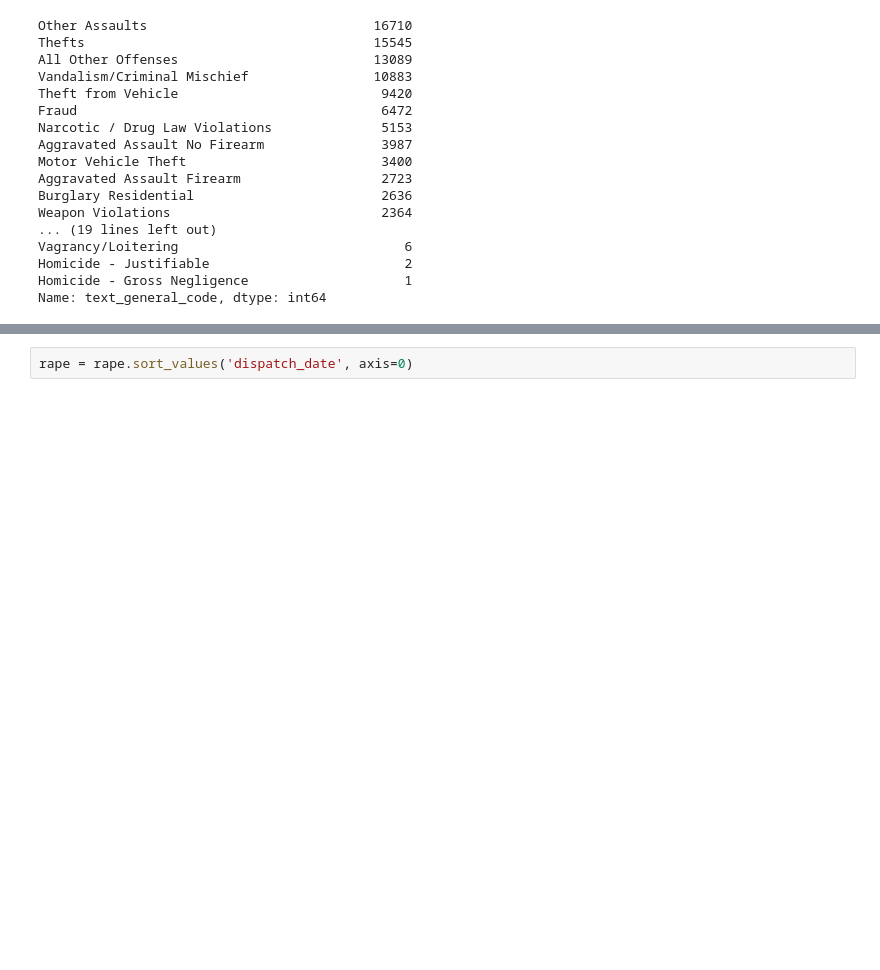
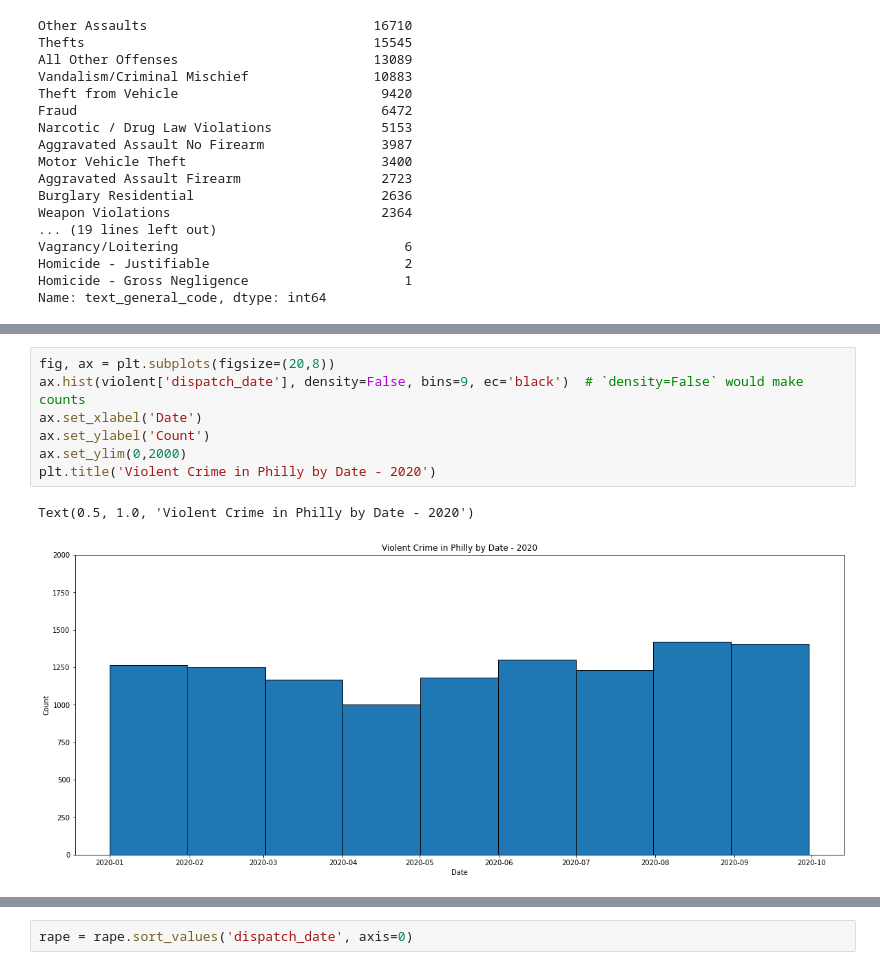
Before and after one commit to steve122192/philly_crime_analysis, a Jupyter notebook: philly_crime_notebook.ipynb, the cells around one changed output, grey strips where cells are left out. Cells and saved outputs as stored; diff of their text form; blank space fills up the shorter version.

```diff
--- a/philly_crime_notebook.ipynb
+++ b/philly_crime_notebook.ipynb
@@ -57,6 +60,16 @@ fig = px.histogram(violent, x="text_general_code", title='2020 Violent Crimes -
 fig.show()
 # %% [output]
 [interactive output not drawn]
+# %%
+fig, ax = plt.subplots(figsize=(20,8))
+ax.hist(violent['dispatch_date'], density=False, bins=9, ec='black')  # `density=False` would make counts
+ax.set_xlabel('Date')
+ax.set_ylabel('Count')
+ax.set_ylim(0,2000)
+plt.title('Violent Crime in Philly by Date - 2020')
+# %% [output]
+Text(0.5, 1.0, 'Violent Crime in Philly by Date - 2020')
+[figure, added]
 # %%
 px.set_mapbox_access_token('pk.eyJ1Ijoic3RldmUxMjIxOTIiLCJhIjoiY2tmcGVsYnJvMDk3MDJ5cHNyOTQzczFhdCJ9.aL5MhnYqYoccWHcTgwRDVg')
 fig = px.scatter_mapbox(violent, lat="lat", lon="lng",     color="hour_",
```
Also changed, not shown: parts of 5 cells of this notebook.
